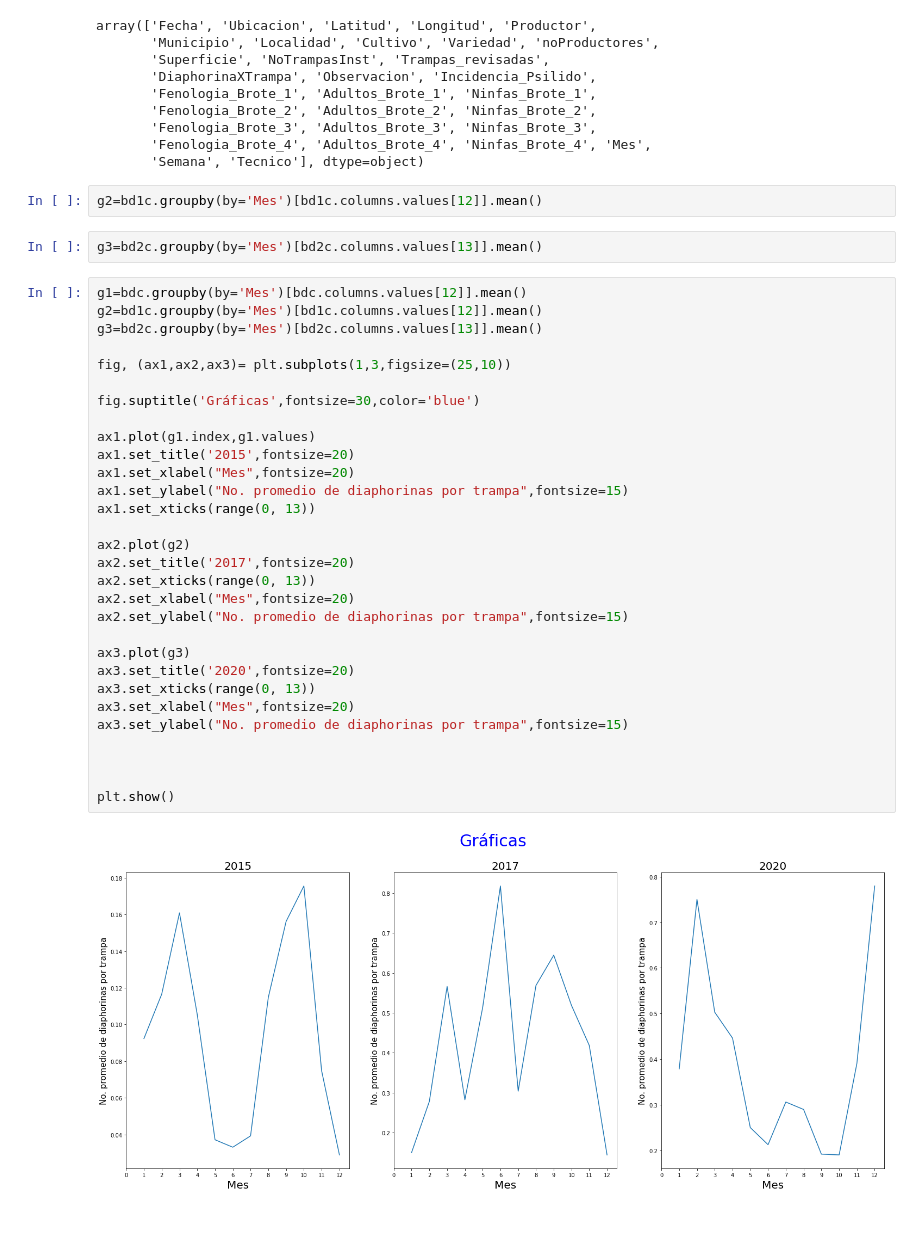
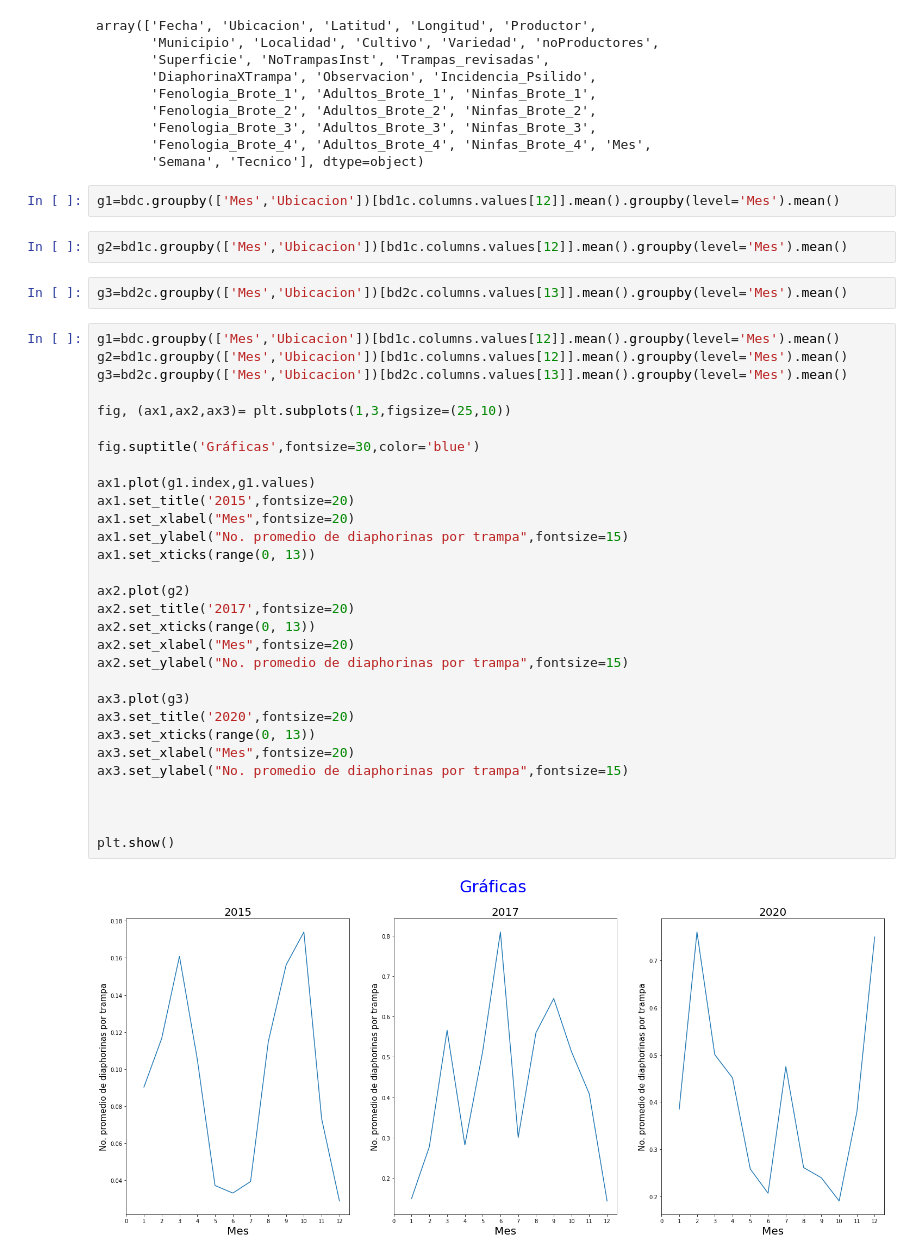
Before and after one commit to HilbertN/Analisis_de_datos_Tareas, a Jupyter notebook: tarea1.ipynb, the cells around one changed output. Drawn from its saved outputs; the diff is of its cells as text; blank space fills up the shorter version.

```diff
--- a/tarea1.ipynb
+++ b/tarea1.ipynb
@@ -67,39 +76,41 @@ array(['Fecha', 'Ubicacion', 'Latitud', 'Longitud', 'Productor',
        'Fenologia_Brote_3', 'Adultos_Brote_3', 'Ninfas_Brote_3',
        'Fenologia_Brote_4', 'Adultos_Brote_4', 'Ninfas_Brote_4', 'Mes',
        'Semana', 'Tecnico'], dtype=object)
+# %%
+g1=bdc.groupby(['Mes','Ubicacion'])[bd1c.columns.values[12]].mean().groupby(level='Mes').mean()
 # %%
-g2=bd1c.groupby(by='Mes')[bd1c.columns.values[12]].mean()
+g2=bd1c.groupby(['Mes','Ubicacion'])[bd1c.columns.values[12]].mean().groupby(level='Mes').mean()
 # %%
-g3=bd2c.groupby(by='Mes')[bd2c.columns.values[13]].mean()
+g3=bd2c.groupby(['Mes','Ubicacion'])[bd2c.columns.values[13]].mean().groupby(level='Mes').mean()
 # %%
-g1=bdc.groupby(by='Mes')[bdc.columns.values[12]].mean()
-g2=bd1c.groupby(by='Mes')[bd1c.columns.values[12]].mean()
-g3=bd2c.groupby(by='Mes')[bd2c.columns.values[13]].mean()
+g1=bdc.groupby(['Mes','Ubicacion'])[bd1c.columns.values[12]].mean().groupby(level='Mes').mean()
+g2=bd1c.groupby(['Mes','Ubicacion'])[bd1c.columns.values[12]].mean().groupby(level='Mes').mean()
+g3=bd2c.groupby(['Mes','Ubicacion'])[bd2c.columns.values[13]].mean().groupby(level='Mes').mean()
 
 fig, (ax1,ax2,ax3)= plt.subplots(1,3,figsize=(25,10))
 
 fig.suptitle('Gráficas',fontsize=30,color='blue')
 
 ax1.plot(g1.index,g1.values)
 ax1.set_title('2015',fontsize=20)
 ax1.set_xlabel("Mes",fontsize=20)
 ax1.set_ylabel("No. promedio de diaphorinas por trampa",fontsize=15)
 ax1.set_xticks(range(0, 13))
 
 ax2.plot(g2)
 ax2.set_title('2017',fontsize=20)
 ax2.set_xticks(range(0, 13))
 ax2.set_xlabel("Mes",fontsize=20)
 ax2.set_ylabel("No. promedio de diaphorinas por trampa",fontsize=15)
 
 ax3.plot(g3)
 ax3.set_title('2020',fontsize=20)
 ax3.set_xticks(range(0, 13))
 ax3.set_xlabel("Mes",fontsize=20)
 ax3.set_ylabel("No. promedio de diaphorinas por trampa",fontsize=15)
 
 
 
 plt.show()
 # %% [output]
-[figure, old version]
+[figure, new version]
```
Also changed, not shown: parts of 10 cells of this notebook.
